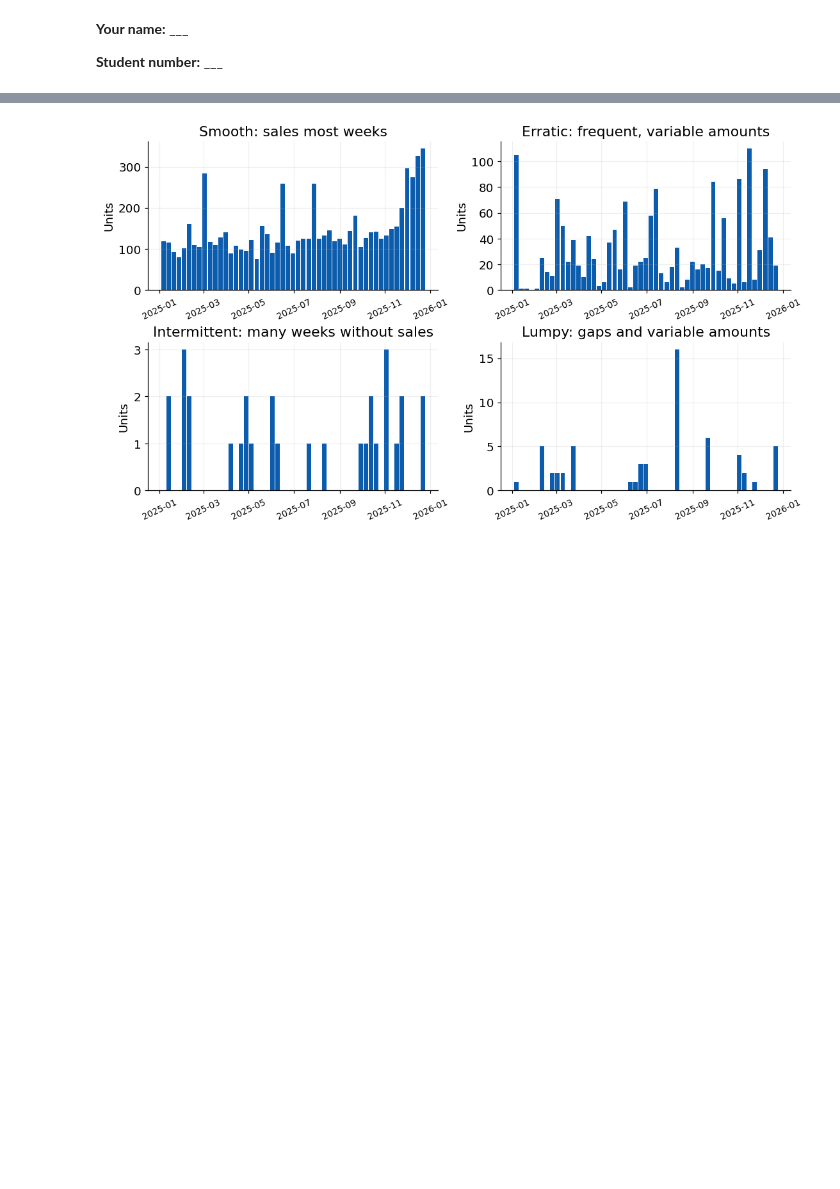
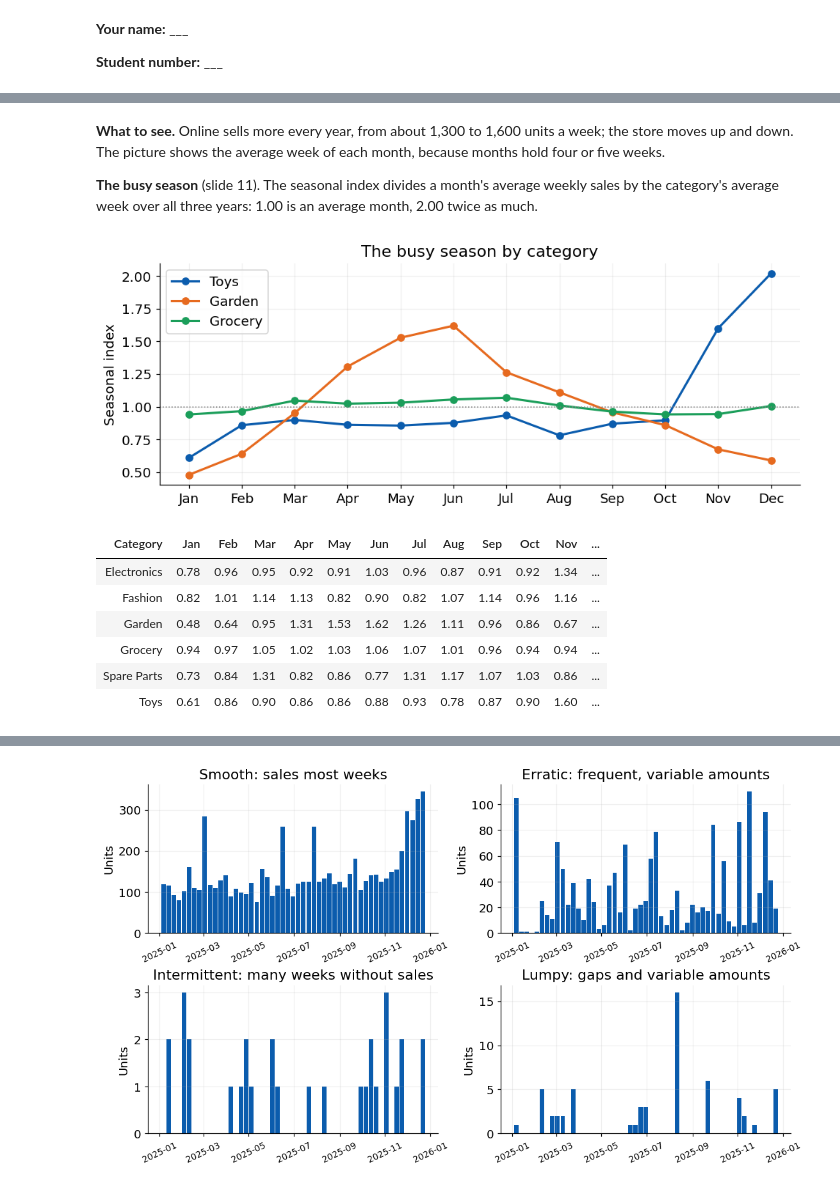
Before and after one commit to FH-Prevail/jku_course, a Jupyter notebook: notebooks/1_see_and_forecast.ipynb, the cells around one changed output, grey strips where cells are left out. Cells and saved outputs as stored; diff of their text form; code cells hidden in the pictures; blank space fills up the shorter version.

```diff
--- a/notebooks/1_see_and_forecast.ipynb
+++ b/notebooks/1_see_and_forecast.ipynb
@@ -120,0 +122,34 @@ totals()
+# %% [markdown]
+**What to see.** Online sells more every year, from about 1,300 to 1,600 units a week; the store moves up and down. The picture shows the average week of each month, because months hold four or five weeks.
+
+**The busy season** (slide 11). The seasonal index divides a month's average weekly sales by the category's average week over all three years: 1.00 is an average month, 2.00 twice as much.
+# %%
+def season_by_category(categories=("Toys", "Garden", "Grocery")):
+    """The busy season (slide 11): a month's average weekly sales divided by the category's average weekly sales, 2023 to 2025.
+    1.00 is the category's average month; 2.00 is twice as much."""
+    x = demand.assign(month=demand["week_start"].dt.month)
+    index = x.groupby(["category", "month"])["units"].mean() / x.groupby("category")["units"].mean()
+    index = index.unstack()                                     # one row per category, one column per month
+    months = ["Jan", "Feb", "Mar", "Apr", "May", "Jun", "Jul", "Aug", "Sep", "Oct", "Nov", "Dec"]
+    fig, ax = plt.subplots(figsize=(9, 3.6))
+    for colour, category in zip([BLUE, COLORS["Repeat last year"], COLORS["Simple exponential smoothing"]], categories):
+        ax.plot(range(1, 13), index.loc[category], color=colour, lw=2, marker="o", label=category)
+    ax.axhline(1, color="#808080", lw=1, ls=":")
+    ax.set(xticks=range(1, 13), xticklabels=months, ylabel="Seasonal index", title="The busy season by category")
+    ax.legend()
+    fig.tight_layout()
+    plt.show()
+    index.columns = months
+    return neat(index.rename_axis("Category"), {m: "{:.2f}" for m in months})
+
+
+season_by_category()
+# %% [output]
+[figure, added]
+| Category | Jan | Feb | Mar | Apr | May | Jun | Jul | Aug | Sep | Oct | Nov | ... |
+| Electronics | 0.78 | 0.96 | 0.95 | 0.92 | 0.91 | 1.03 | 0.96 | 0.87 | 0.91 | 0.92 | 1.34 | ... |
+| Fashion | 0.82 | 1.01 | 1.14 | 1.13 | 0.82 | 0.90 | 0.82 | 1.07 | 1.14 | 0.96 | 1.16 | ... |
+| Garden | 0.48 | 0.64 | 0.95 | 1.31 | 1.53 | 1.62 | 1.26 | 1.11 | 0.96 | 0.86 | 0.67 | ... |
+| Grocery | 0.94 | 0.97 | 1.05 | 1.02 | 1.03 | 1.06 | 1.07 | 1.01 | 0.96 | 0.94 | 0.94 | ... |
+| Spare Parts | 0.73 | 0.84 | 1.31 | 0.82 | 0.86 | 0.77 | 1.31 | 1.17 | 1.07 | 1.03 | 0.86 | ... |
+| Toys | 0.61 | 0.86 | 0.90 | 0.86 | 0.86 | 0.88 | 0.93 | 0.78 | 0.87 | 0.90 | 1.60 | ... |
```
Also changed, not shown: parts of 6 cells of this notebook, 4 other files.
